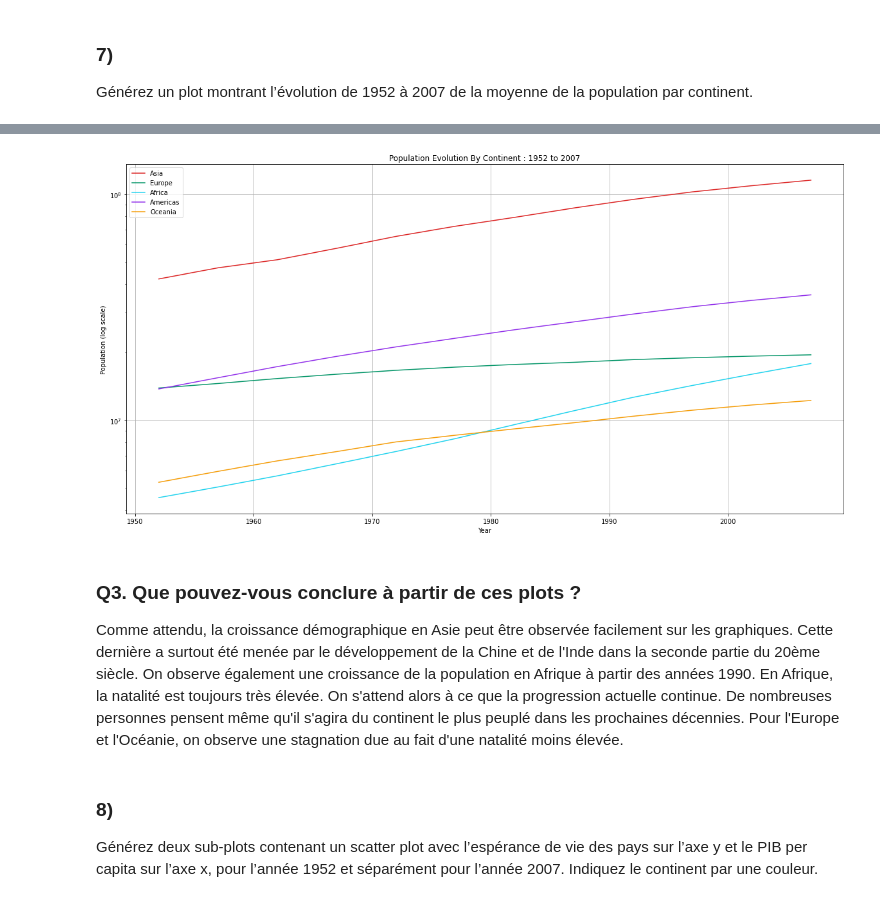
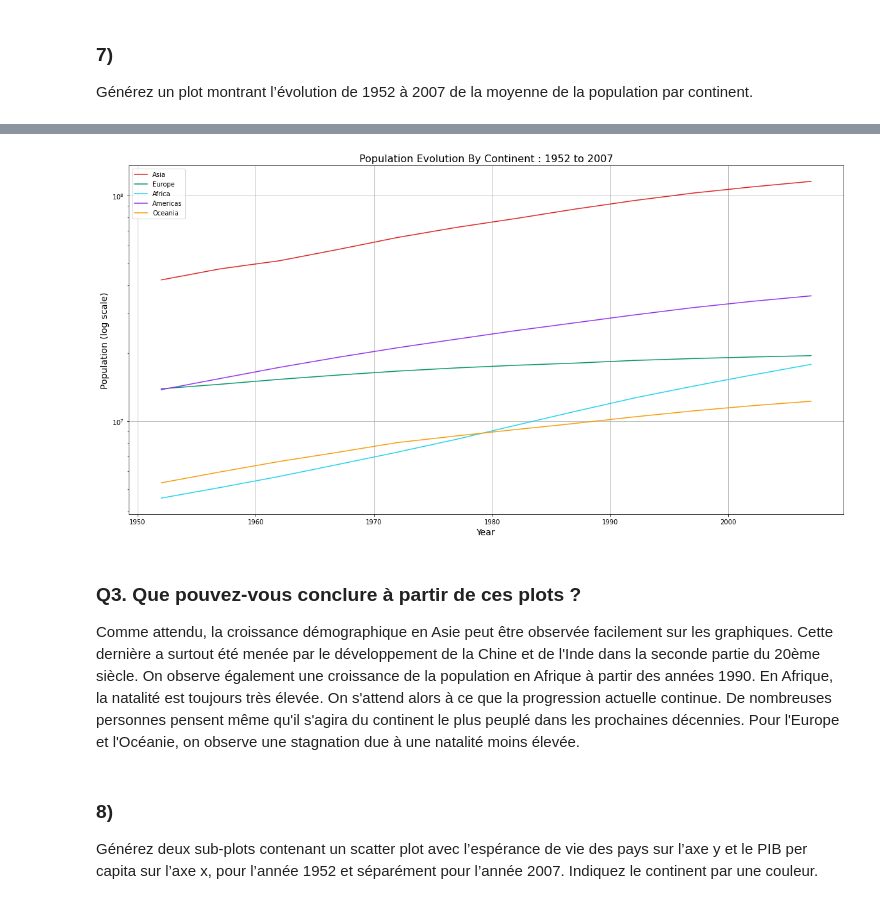
Before and after one commit to heig-vkaelin/isd, a Jupyter notebook: Labo3/gapminder.ipynb, the cells around one changed output, grey strips where cells are left out. Cells and saved outputs as stored; diff of their text form; code cells hidden in the pictures.

```diff
--- a/Labo3/gapminder.ipynb
+++ b/Labo3/gapminder.ipynb
@@ -239,26 +255,28 @@ plt.grid()
 # %%
+# Log scale version
+
 continents = gapminder['continent'].unique()
 years = gapminder['year'].unique()
 pop_mean_by_year = [gapminder.where(gapminder.continent == continent).groupby('year')['pop'].mean() for continent in continents]
 
 plt.figure(figsize=(20, 10))
-plt.title('Population Evolution By Continent : 1952 to 2007')
-plt.xlabel('Year')
-plt.ylabel('Population (log scale)')
+plt.title('Population Evolution By Continent : 1952 to 2007', fontsize=16)
+plt.xlabel('Year', fontsize=14)
+plt.ylabel('Population (log scale)', fontsize=14)
 plt.yscale('log')
 
 colors = ['#DC2626', '#059669', '#22D3EE', '#9333EA', '#F59E0B']
 for i in range(len(continents)):
      plt.plot(years, pop_mean_by_year[i], colors[i],label=continents[i])
 
 plt.legend(loc='upper left')
 plt.grid()
 # %% [output]
-[figure, old version]
+[figure, new version]
 # %% [markdown]
 ### Q3. Que pouvez-vous conclure à partir de ces plots ?
 
-Comme attendu, la croissance démographique en Asie peut être observée facilement sur les graphiques. Cette dernière a surtout été menée par le développement de la Chine et de l'Inde dans la seconde partie du 20ème siècle. On observe également une croissance de la population en Afrique à partir des années 1990. En Afrique, la natalité est toujours très élevée. On s'attend alors à ce que la progression actuelle continue. De nombreuses personnes pensent même qu'il s'agira du continent le plus peuplé dans les prochaines décennies. Pour l'Europe et l'Océanie, on observe une stagnation due au fait d'une natalité moins élevée.
+Comme attendu, la croissance démographique en Asie peut être observée facilement sur les graphiques. Cette dernière a surtout été menée par le développement de la Chine et de l'Inde dans la seconde partie du 20ème siècle. On observe également une croissance de la population en Afrique à partir des années 1990. En Afrique, la natalité est toujours très élevée. On s'attend alors à ce que la progression actuelle continue. De nombreuses personnes pensent même qu'il s'agira du continent le plus peuplé dans les prochaines décennies. Pour l'Europe et l'Océanie, on observe une stagnation due à une natalité moins élevée.
 # %% [markdown]
 ### 8)
 Générez deux sub-plots contenant un scatter plot avec l’espérance de vie des pays sur l’axe y et le PIB per capita sur l’axe x, pour l’année 1952 et séparément pour l’année 2007. Indiquez le continent par une couleur.
```
Also changed, not shown: parts of 11 cells of this notebook, 1 other file.
